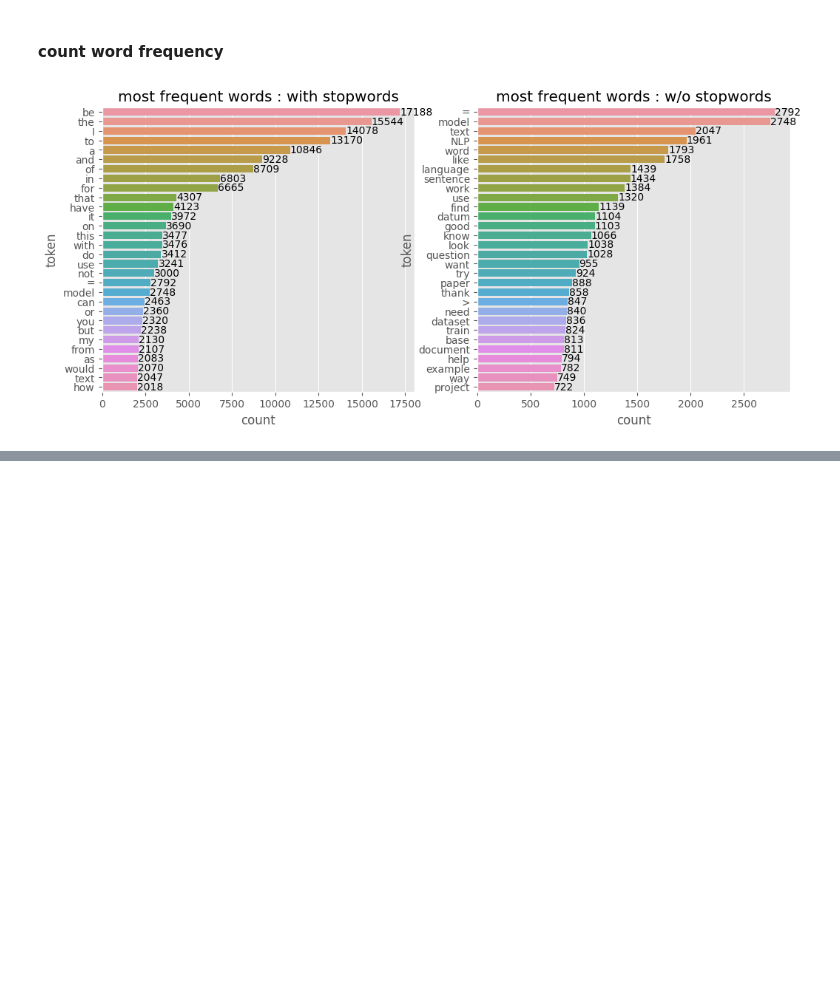
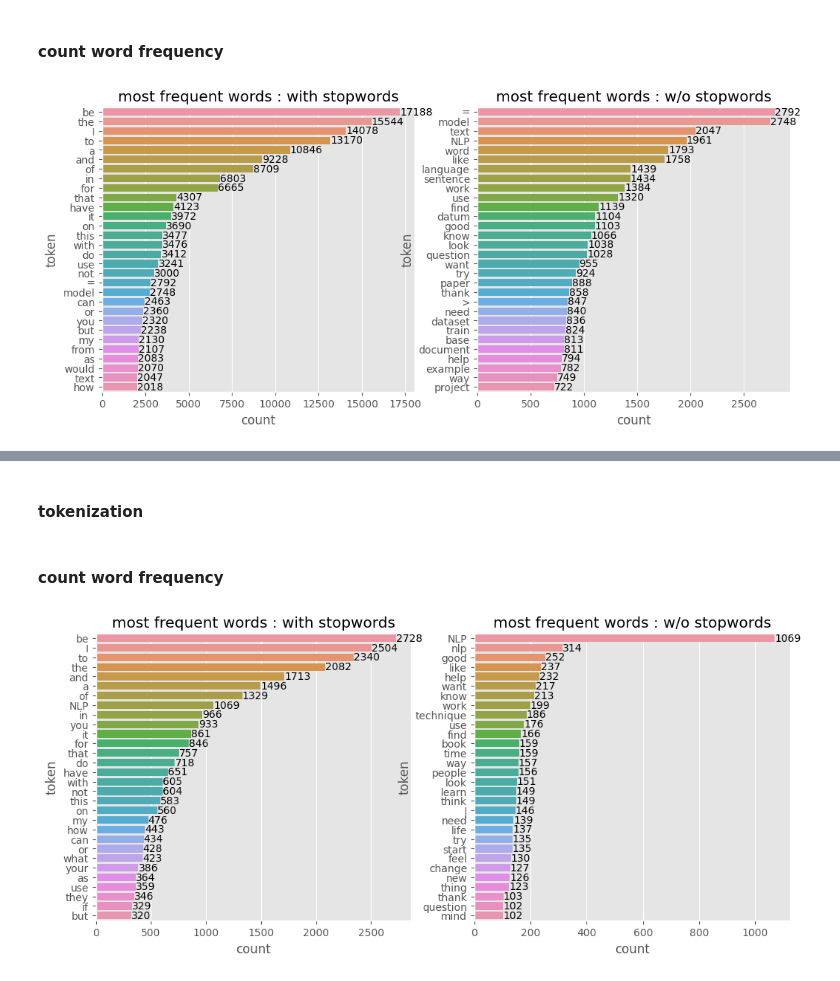
Before and after one commit to nozomiyamada/DSI3, a Jupyter notebook: Project3/code/preprocessing.ipynb, the cells around one changed output, grey strips where cells are left out. Cells and saved outputs as stored; diff of their text form; code cells hidden in the pictures; blank space fills up the shorter version.

```diff
--- a/Project3/code/preprocessing.ipynb
+++ b/Project3/code/preprocessing.ipynb
@@ -174,0 +183,6 @@ plt.title('most frequent words : w/o stopwords');
+# %%
+df = pd.read_json(f'../data/NLP.json').drop_duplicates()
+df_withtext = pd.read_json(f'../data/NLP_withtext.json').drop_duplicates()
+
+display(df) # 1927 records
+display(df_withtext) # 448 records
@@ -174,0 +218,7 @@ plt.title('most frequent words : w/o stopwords');
+# %%
+print(df.isna().sum())
+print('\n')
+print(df_withtext.isna().sum())
+
+## replace null with empty string
+df['text'].fillna('', inplace=True)
@@ -174,0 +255,6 @@ plt.title('most frequent words : w/o stopwords');
+# %%
+df['text'].replace('[removed]', '', inplace=True)
+df['text'].replace('[deleted]', '', inplace=True)
+
+df['all_text'] = df['title'] + ' ' + df['text']
+df['all_text']
@@ -174,0 +274,30 @@ plt.title('most frequent words : w/o stopwords');
+# %% [markdown]
+#### tokenization
+# %%
+df['token_with_stop'] = df['all_text'].apply(lambda x: tokenize(x, False))
+df['token_w/o_stop'] = df['all_text'].apply(lambda x: tokenize(x, True))
+# %% [markdown]
+#### count word frequency
+# %%
+token_count_with_stop = Counter()
+token_count_with_stop.update(sum(df['token_with_stop'], [])) # flattened 1D list of tokens
+
+token_count_without_stop = Counter()
+token_count_without_stop.update(sum(df['token_w/o_stop'], [])) # flattened 1D list of tokens
+
+## Visualize
+plt.figure(figsize=(12,5))
+
+## count plot of tokens including stopwords
+plt.subplot(1,2,1)
+ax = sns.barplot(x='count', y='token', data=pd.DataFrame(token_count_with_stop.most_common(30), columns=['token','count']))
+ax.bar_label(ax.containers[0])
+plt.title('most frequent words : with stopwords')
+
+## count plot of tokens removing stopwords
+plt.subplot(1,2,2)
+ax = sns.barplot(x='count', y='token', data=pd.DataFrame(token_count_without_stop.most_common(30), columns=['token','count']))
+ax.bar_label(ax.containers[0])
+plt.title('most frequent words : w/o stopwords');
+# %% [output]
+[figure, added]
```
Also changed, not shown: parts of 19 cells of this notebook, 1 other file.
